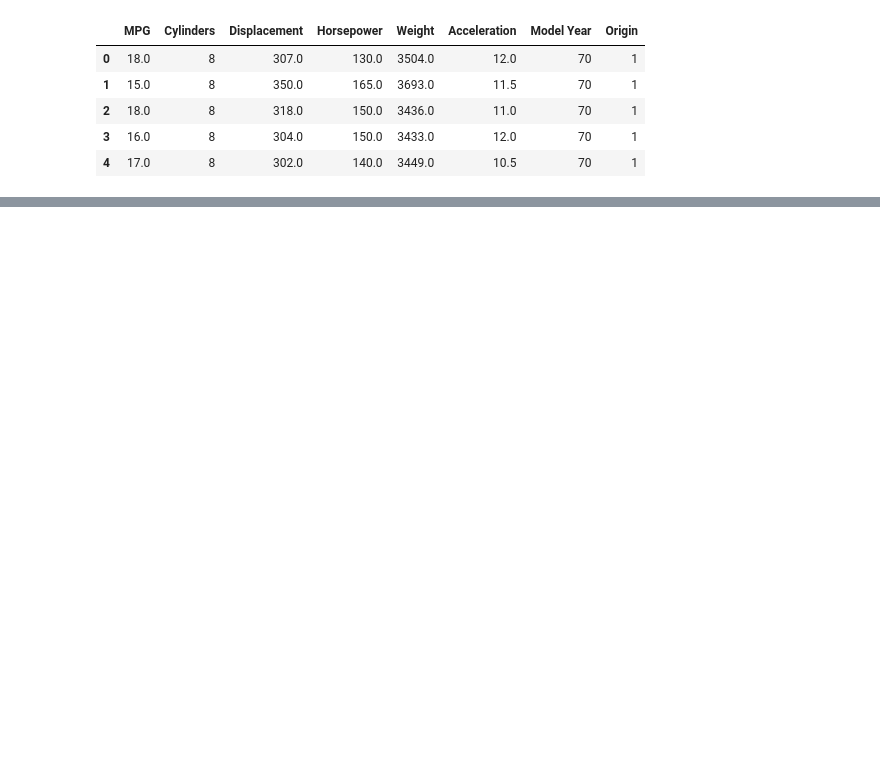
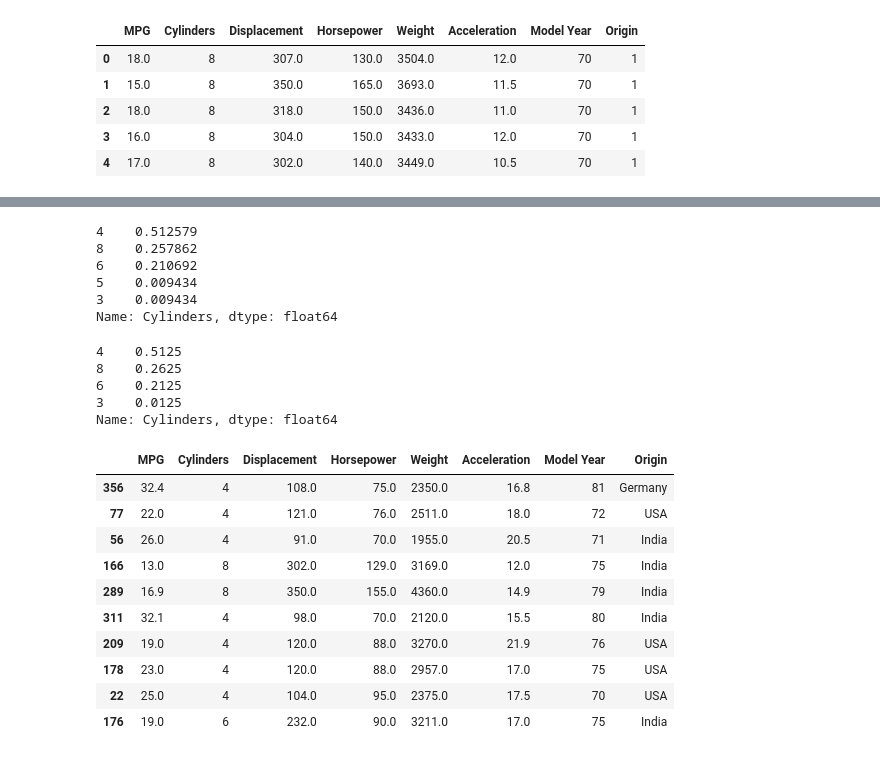
Before and after one commit to domgry/course_pub, a Jupyter notebook: training.ipynb, the cells around one changed output, grey strips where cells are left out. Cells and saved outputs as stored; diff of their text form; code cells hidden in the pictures; blank space fills up the shorter version.

```diff
--- a/training.ipynb
+++ b/training.ipynb
@@ -44,0 +140,48 @@ data.head()
+# %%
+#Stratified Sampling — We create homogeneous subgroups called strata from the overall population
+#and sample the right number of instances to each stratum to ensure that the test set is representative
+#of the overall population.
+
+from sklearn.model_selection import StratifiedShuffleSplit
+
+split = StratifiedShuffleSplit(n_splits=1, test_size=0.2, random_state=42)
+for train_index, test_index in split.split(data, data["Cylinders"]):
+    strat_train_set = data.loc[train_index]
+    strat_test_set = data.loc[test_index]
+# %%
+##checking for cylinder category distribution in training set
+
+strat_train_set['Cylinders'].value_counts() / len(strat_train_set)
+# %% [output]
+4    0.512579
+8    0.257862
+6    0.210692
+5    0.009434
+3    0.009434
+Name: Cylinders, dtype: float64
+# %%
+#checking for cylinder category distribution in test set
+strat_test_set["Cylinders"].value_counts() / len(strat_test_set)
+# %% [output]
+4    0.5125
+8    0.2625
+6    0.2125
+3    0.0125
+Name: Cylinders, dtype: float64
+# %%
+##converting integer classes to countries in Origin
+
+strat_train_set['Origin'] = strat_train_set['Origin'].map({1: 'India', 2: 'USA', 3 : 'Germany'})
+strat_train_set.sample(10)
+# %% [output]
+|  | MPG | Cylinders | Displacement | Horsepower | Weight | Acceleration | Model Year | Origin |
+| 356 | 32.4 | 4 | 108.0 | 75.0 | 2350.0 | 16.8 | 81 | Germany |
+| 77 | 22.0 | 4 | 121.0 | 76.0 | 2511.0 | 18.0 | 72 | USA |
+| 56 | 26.0 | 4 | 91.0 | 70.0 | 1955.0 | 20.5 | 71 | India |
+| 166 | 13.0 | 8 | 302.0 | 129.0 | 3169.0 | 12.0 | 75 | India |
+| 289 | 16.9 | 8 | 350.0 | 155.0 | 4360.0 | 14.9 | 79 | India |
+| 311 | 32.1 | 4 | 98.0 | 70.0 | 2120.0 | 15.5 | 80 | India |
+| 209 | 19.0 | 4 | 120.0 | 88.0 | 3270.0 | 21.9 | 76 | USA |
+| 178 | 23.0 | 4 | 120.0 | 88.0 | 2957.0 | 17.0 | 75 | USA |
+| 22 | 25.0 | 4 | 104.0 | 95.0 | 2375.0 | 17.5 | 70 | USA |
+| 176 | 19.0 | 6 | 232.0 | 90.0 | 3211.0 | 17.0 | 75 | India |
```
Also changed, not shown: parts of 19 cells of this notebook.
